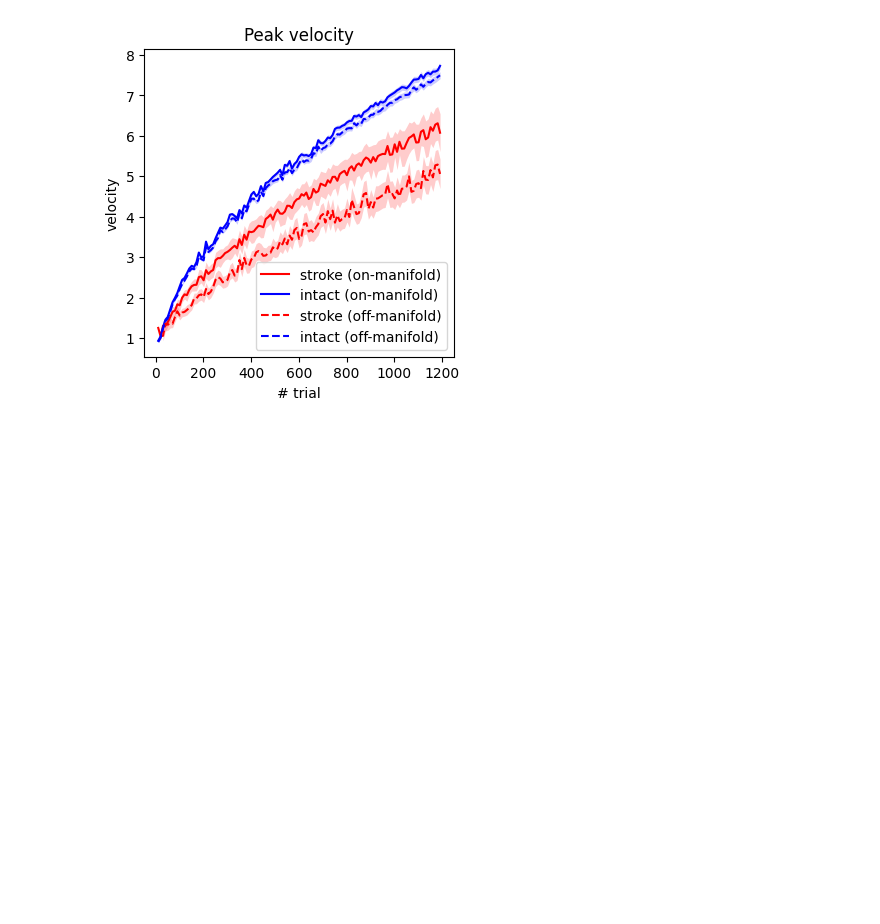
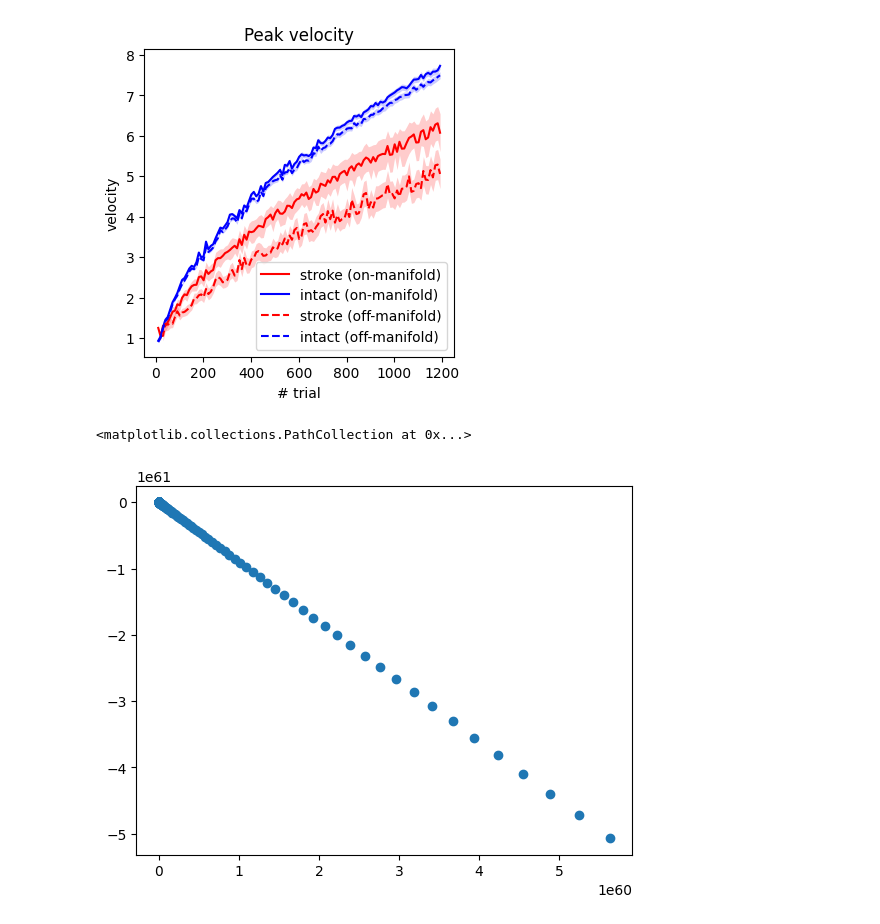
Before and after one commit to mnlmrc/OffManifoldLearning, a Jupyter notebook: notebooks/training.ipynb, the cells around one changed output. Drawn from its saved outputs; the diff is of its cells as text; code cells hidden in the pictures; blank space fills up the shorter version.

```diff
--- a/notebooks/training.ipynb
+++ b/notebooks/training.ipynb
@@ -92,7 +92,7 @@ Nc, K = A.shape
 F_c = F.reshape(-1, Nc)
 B_on, B_off = calc_manifold(F_c, d)
 # %%
-rng = np.random.
+rng = np.random.default_rng()
 ang = .25 * np.pi
 radius = 1
 pos_star = radius * np.array([np.cos(ang), np.sin(ang)])
@@ -101,15 +101,16 @@ dt = .01
 u = np.zeros((K,), dtype=float)
 pos = np.zeros((2,), dtype=float)
 P = W_dec @ B_on.T
+traj = np.zeros((maxT, 2), dtype=float)
 for t in range(maxT):
-    # map u -> force
     f = A @ u  # (N,)
-
-    # decode velocity and update position
     vel = P @ f
     pos = pos + dt * vel
-
-    # calculate error
+    traj[t] = pos
     e = pos_star - pos
-
     u = W_pol @ e + .1 * rng.standard_normal(K)
+# %%
+plt.scatter(traj[:, 0], traj[:, 1])
+# %% [output]
+<matplotlib.collections.PathCollection at 0x...>
+[figure, added]
```
